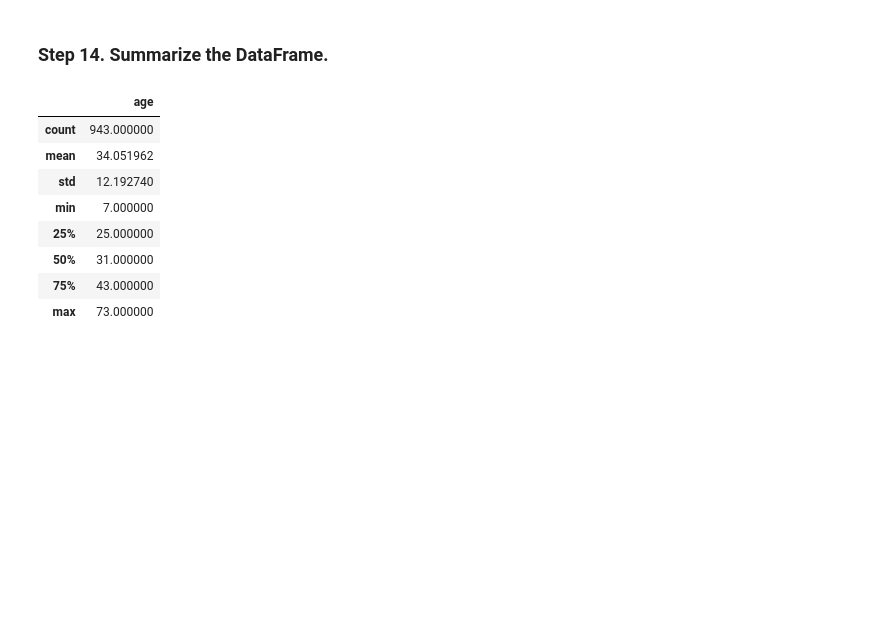
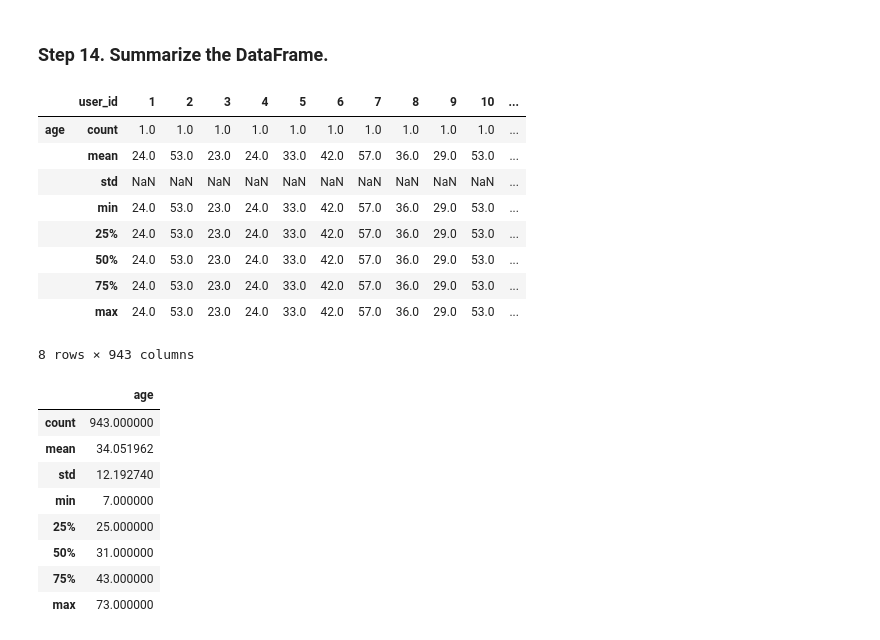
Before and after one commit to bgranda/0926_DS_Beatriz, a Jupyter notebook: 2-Analytics/2-Pandas/ejercicios/01_Getting_&_Knowing_Your_Data/Occupation/Occupation.ipynb, the cells around one changed output. Cells and saved outputs as stored; diff of their text form; code cells hidden in the pictures; blank space fills up the shorter version.

```diff
--- a/2-Analytics/2-Pandas/ejercicios/01_Getting_&_Knowing_Your_Data/Occupation/Occupation.ipynb
+++ b/2-Analytics/2-Pandas/ejercicios/01_Getting_&_Knowing_Your_Data/Occupation/Occupation.ipynb
@@ -597,6 +634,23 @@ dtype: object
 'student'
 # %% [markdown]
 ### Step 14. Summarize the DataFrame.
+# %%
+# por el resultado te pide que hagas: count, mean, std, min, 25%, 50%, 75%, max en funcion de la edad (tenemos que crear un grupo en funcion de la edad)
+users.groupby("user_id")
+users.groupby("age")
+grouped_users = users.groupby("user_id")
+grouped_users.describe().T
+# %% [output]
+|  | user_id | 1 | 2 | 3 | 4 | 5 | 6 | 7 | 8 | 9 | 10 | ... |
+| age | count | 1.0 | 1.0 | 1.0 | 1.0 | 1.0 | 1.0 | 1.0 | 1.0 | 1.0 | 1.0 | ... |
+|  | mean | 24.0 | 53.0 | 23.0 | 24.0 | 33.0 | 42.0 | 57.0 | 36.0 | 29.0 | 53.0 | ... |
+|  | std | NaN | NaN | NaN | NaN | NaN | NaN | NaN | NaN | NaN | NaN | ... |
+|  | min | 24.0 | 53.0 | 23.0 | 24.0 | 33.0 | 42.0 | 57.0 | 36.0 | 29.0 | 53.0 | ... |
+|  | 25% | 24.0 | 53.0 | 23.0 | 24.0 | 33.0 | 42.0 | 57.0 | 36.0 | 29.0 | 53.0 | ... |
+|  | 50% | 24.0 | 53.0 | 23.0 | 24.0 | 33.0 | 42.0 | 57.0 | 36.0 | 29.0 | 53.0 | ... |
+|  | 75% | 24.0 | 53.0 | 23.0 | 24.0 | 33.0 | 42.0 | 57.0 | 36.0 | 29.0 | 53.0 | ... |
+|  | max | 24.0 | 53.0 | 23.0 | 24.0 | 33.0 | 42.0 | 57.0 | 36.0 | 29.0 | 53.0 | ... |
+8 rows × 943 columns
 # %%
 # %% [output]
 |  | age |
```
Also changed, not shown: parts of 4 cells of this notebook, 1 other file.
